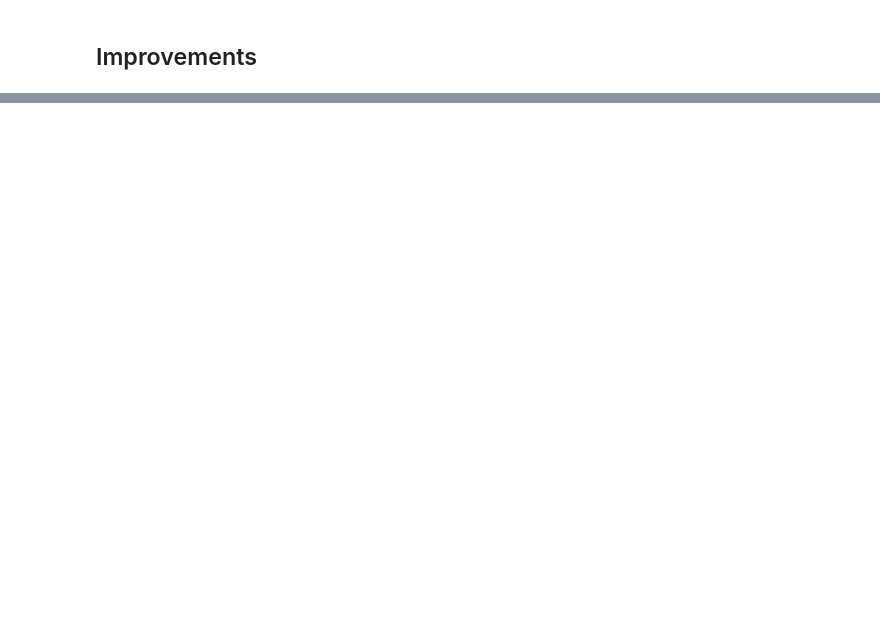
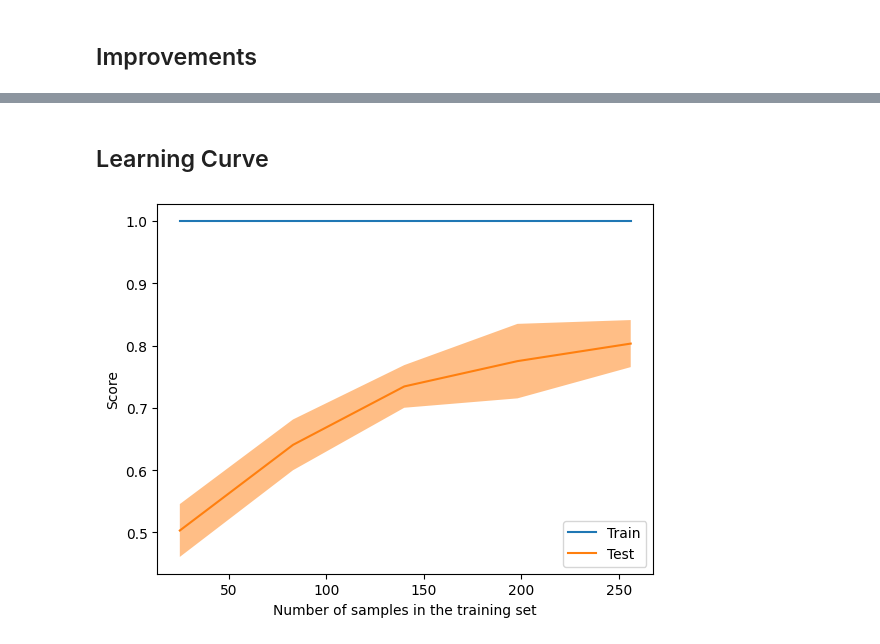
Before and after one commit to hassledw/DecisionTreeRFBlog, a Jupyter notebook: DecisionTreeNotebook.ipynb, the cells around one changed output, grey strips where cells are left out. Saved outputs shown, nothing was run; the diff lists cells and outputs as text; code cells hidden in the pictures; blank space fills up the shorter version.

Commit message:
added learning curve

```diff
--- a/DecisionTreeNotebook.ipynb
+++ b/DecisionTreeNotebook.ipynb
@@ -332,0 +322,15 @@ Macro F1:  0.8922915319974144
+# %% [markdown]
+## Learning Curve
+# %%
+
+import matplotlib.pyplot as plt
+from sklearn.datasets import load_iris
+from sklearn.model_selection import learning_curve
+from sklearn.tree import DecisionTreeClassifier
+train_sizes, train_scores, test_scores = learning_curve(rf, X_train, y_train.values.ravel(), cv=StratifiedKFold(n_splits=5))
+display = LearningCurveDisplay(train_sizes=train_sizes,
+    train_scores=train_scores, test_scores=test_scores, score_name="Score")
+display.plot()
+plt.show()
+# %% [output]
+[figure, added]
```
Also changed, not shown: parts of 13 cells of this notebook, 3 other files.
